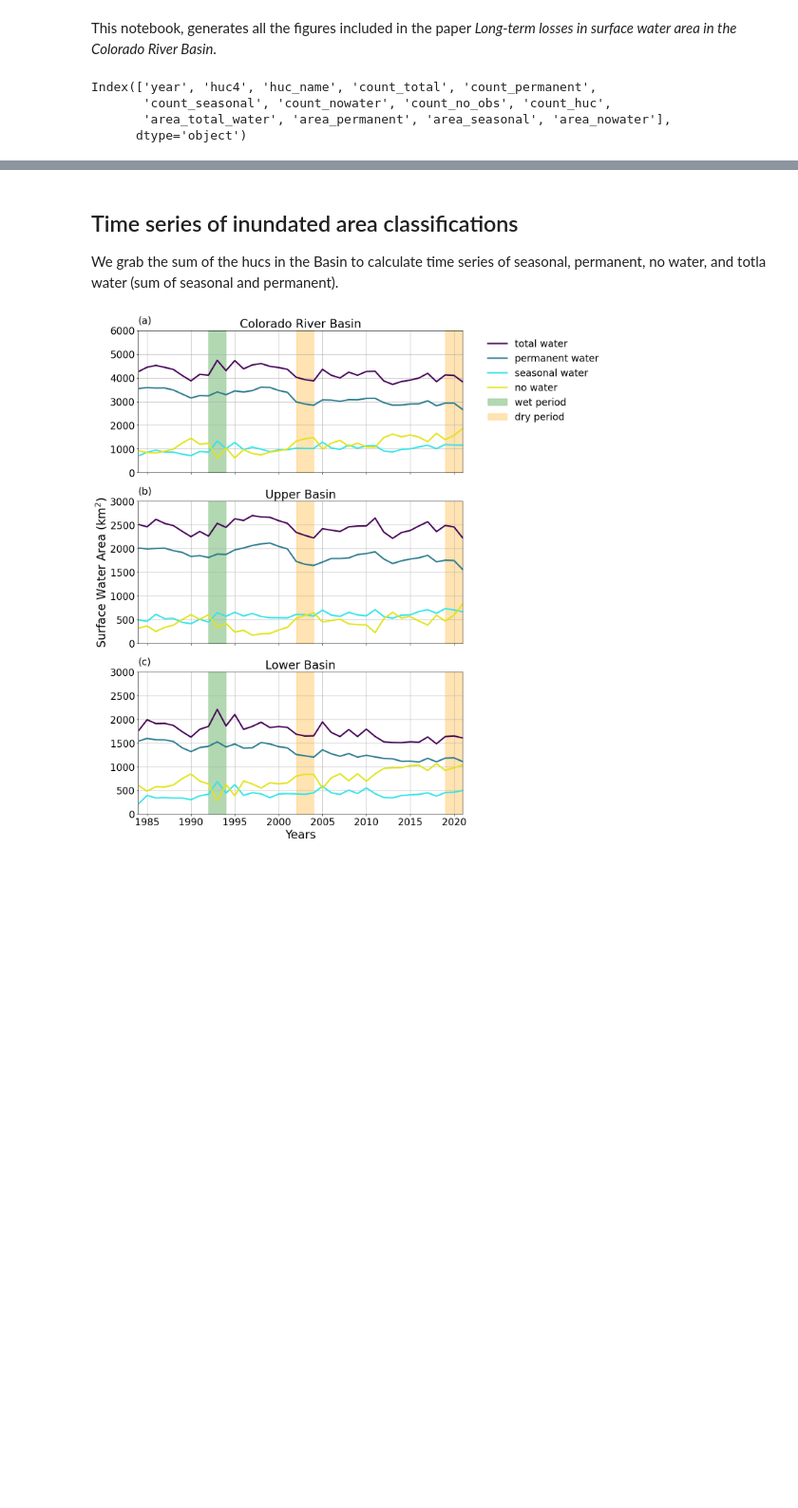
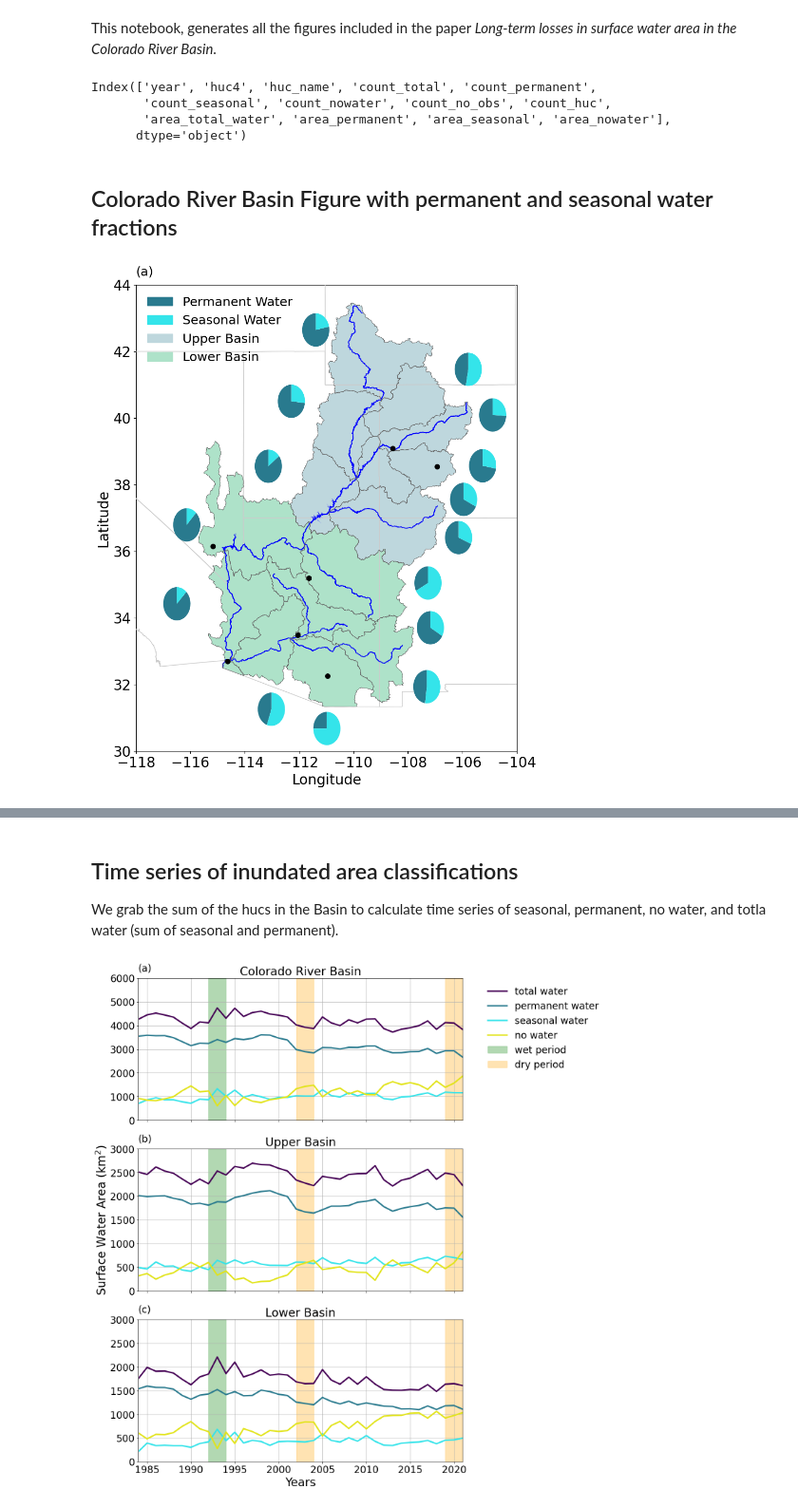
Before and after one commit to ppuentex/Surface_Water_Analysis-CRB, a Jupyter notebook: Results/generate-figures.ipynb, the cells around one changed output, grey strips where cells are left out. Shown at 95% size. Saved outputs shown, nothing was run; the diff lists cells and outputs as text; code cells hidden in the pictures; blank space fills up the shorter version.

Commit message:
added code for crb figure and annualized figure

```diff
--- a/Results/generate-figures.ipynb
+++ b/Results/generate-figures.ipynb
@@ -23,3 +43,5 @@ Index(['year', 'huc4', 'huc_name', 'count_total', 'count_permanent',
        'count_seasonal', 'count_nowater', 'count_no_obs', 'count_huc',
        'area_total_water', 'area_permanent', 'area_seasonal', 'area_nowater'],
       dtype='object')
+# %% [markdown]
+## Colorado River Basin Figure with permanent and seasonal water fractions
@@ -25,0 +78,78 @@ Index(['year', 'huc4', 'huc_name', 'count_total', 'count_permanent',
+# %%
+plt.rcParams.update({'font.size': 20})
+fig, ax = plt.subplots(figsize=(12, 12))
+
+crb_rivers.plot(ax = ax, linewidth = 1.4, color = 'blue', zorder = 6)
+lake_mead.plot(ax = ax, color = 'blue', zorder =7)
+lake_powell.plot(ax = ax, color = 'blue', zorder = 7)
+urban_cities.plot(ax = ax, color = 'black', zorder = 7, label = 'Major cities', marker = 'o', markersize = 45)
+
+crb_huc4_merge.boundary.plot(ax = ax, linewidth = 0.6, edgecolor = '0.4', zorder = 6)
+crb_states.boundary.plot(ax=ax, linewidth=1, edgecolor = '0.8', zorder = 5)
+upper_hucs.plot(ax=ax, color=upper_color,zorder = 4, label = 'Upper CRB') #zorder ensures the ploting
+lower_hucs.plot(ax=ax, color=lower_color, zorder =4, label = 'Lower CRB')
+
+plt.xlim(-118, -104)
+plt.ylim(30, 44)
+
+# Label HUCs and add pie charts
+for idx, row in crb_huc4_merge.iterrows():
+    sizes = [row['perm_water_avg'], row['seasonal_water_avg']]
+    sizes = sizes / np.sum(sizes)  # Normalize to sum to
+    centroid_x = row.geometry.centroid.x
+    centroid_y = row.geometry.centroid.y
+
+    huc_label = int(row['huc4'])
+
+    if huc_label == 1401:
+        offset_x, offset_y = (2.3, 0.5)
+    elif huc_label == 1408:
+        offset_x, offset_y = (2.5, -0.4)
+    elif huc_label == 1502:
+        offset_x, offset_y = (2.8, -0.2)
+    elif huc_label == 1504:
+        offset_x, offset_y = (1.8, -1.0)
+    elif huc_label == 1405:
+        offset_x, offset_y = (2.2, 1.0)
+    elif huc_label == 1402:
+        offset_x, offset_y = (2.2, 0.0)
+    elif huc_label == 1403:
+        offset_x, offset_y = (3.0,-0.8)
+    elif huc_label in [1404, 1406, 1407]:
+        offset_x, offset_y = (-2.0, 0.8)
+    elif huc_label in [1501, 1503]:
+        offset_x, offset_y = (-2.4, 0.1)
+    elif huc_label == 1506:
+        offset_x, offset_y = (4.2, -0.6)
+    elif huc_label == 1507:
+        offset_x, offset_y = (0.0, -2.0)
+    else:
+        offset_x, offset_y = (0.0, -1.7)
+
+    # Apply offsets to position the pie chart
+    chart_x = centroid_x + offset_x
+    chart_y = centroid_y + offset_y
+
+    # Draw pie chart
+    #draw_pie_alt(ax, sizes, offset_x, offset_y, [color_perm, color_seasonal])
+
+    # Add arrow
+    #arrow = ConnectionPatch((centroid_x, centroid_y), (offset_x, offset_y),
+     #                        "data", "data",
+      #                       arrowstyle="->", color="black", lw=1.5)
+    #ax.add_artist(arrow)
+    draw_pie(ax, sizes, chart_x, chart_y, [color_perm, color_seasonal])
+
+# Add legend for permanent and seasonal water
+legend_labels = ['Permanent Water', 'Seasonal Water', 'Upper Basin', 'Lower Basin']
+colors = [color_perm, color_seasonal, upper_color, lower_color]
+patches = [Patch(color=color, label=label) for color, label in zip(colors, legend_labels)]
+
+plt.legend(handles = patches, loc = 'upper left', frameon = False, fontsize = 18)
+ax.text(0, 1.02, '(a)', transform=ax.transAxes, fontsize = 18)
+plt.xlabel("Longitude")
+plt.ylabel("Latitude")
+plt.savefig('../Results/figures/Basin-figure1a.jpg', bbox_inches ='tight', dpi = 600)
+plt.show()
+# %% [output]
+[figure, added]
```
Also changed, not shown: parts of 11 cells of this notebook.
